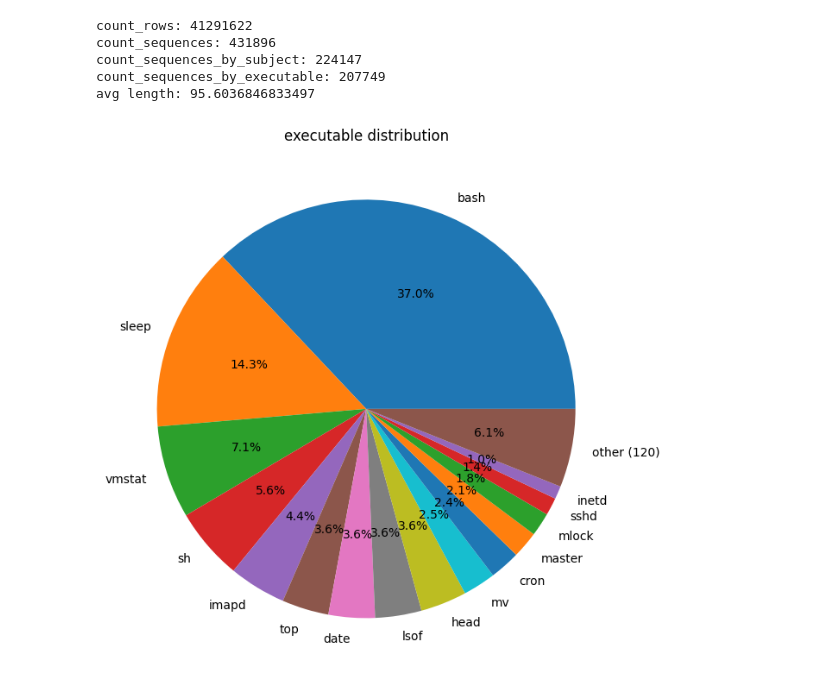
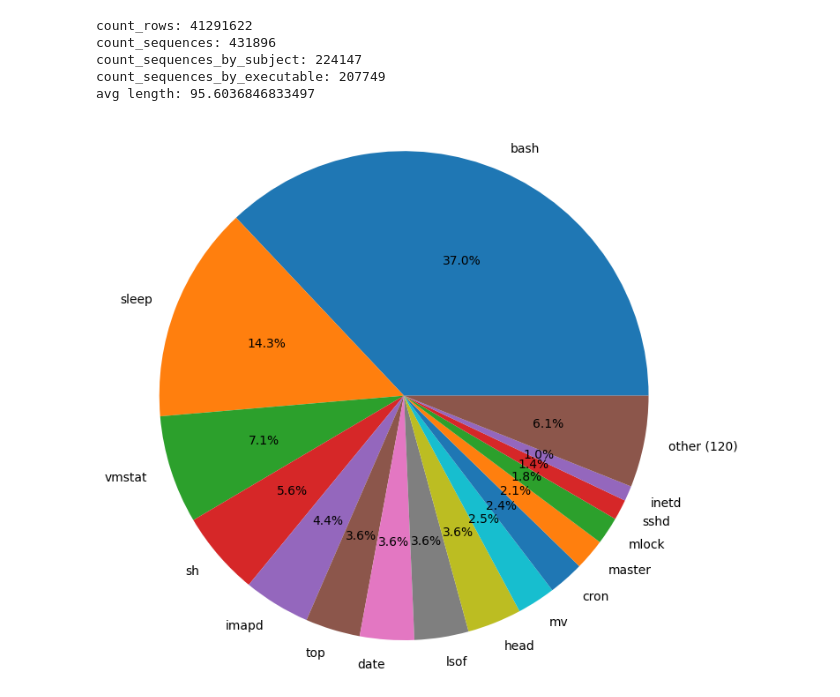
Before and after one commit to JannikRosendahl/bachelor_thesis_dataset, a Jupyter notebook: jupyter/seq_gen.ipynb, the cells around one changed output. Drawn from its saved outputs; the diff is of its cells as text; code cells hidden in the pictures.

```diff
--- a/jupyter/seq_gen.ipynb
+++ b/jupyter/seq_gen.ipynb
@@ -180,19 +180,19 @@ def group_bottom_percent(labels, sizes, threshold):
 # %%
 labels = [row[0] for row in result]
 sizes = [row[1] for row in result]
 
 labels, sizes = group_bottom_percent(labels, sizes, 0.01)
 
-fig, ax = plt.subplots(figsize=mpl_figsize(1.5))
-ax.pie(sizes, labels=labels, autopct='%1.1f%%')
+fig, ax = plt.subplots()
+ax.pie(sizes, labels=labels, autopct='%1.1f%%', textprops={'size': 'medium'})
+ax.axis('equal')  # Equal aspect ratio ensures that pie is drawn as a circle.
 
 fig.set_size_inches((20*cm, 20*cm))
-plt.title('executable distribution')
 
-plt.savefig('figures/executable_distribution.svg')
+plt.savefig('figures/class_distribution.svg')
 plt.show()
 # %% [output]
-[figure, old version]
+[figure, new version]
 # %%
 # destroy cursor and connection
 cur.close()
```
